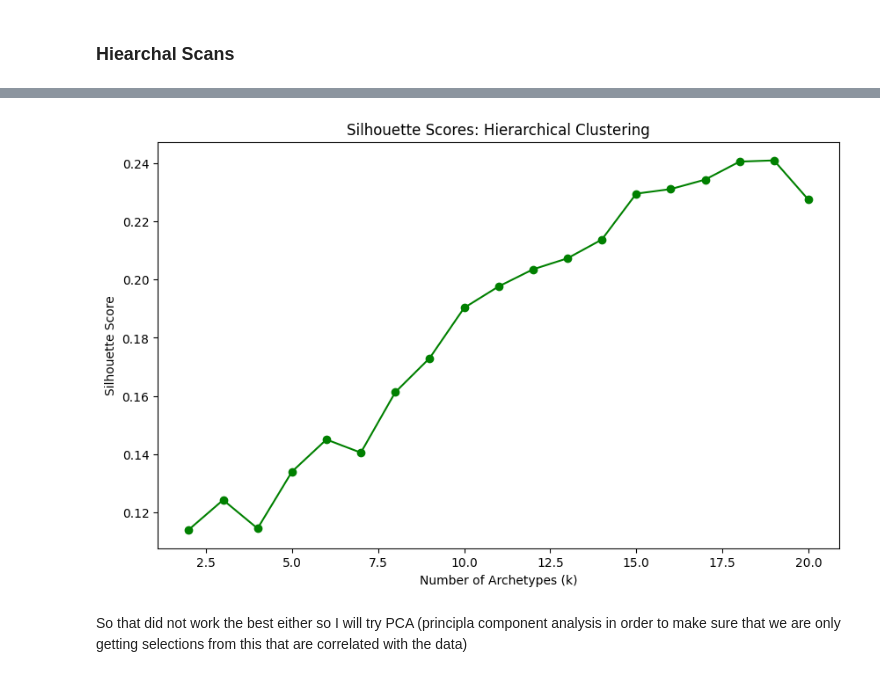
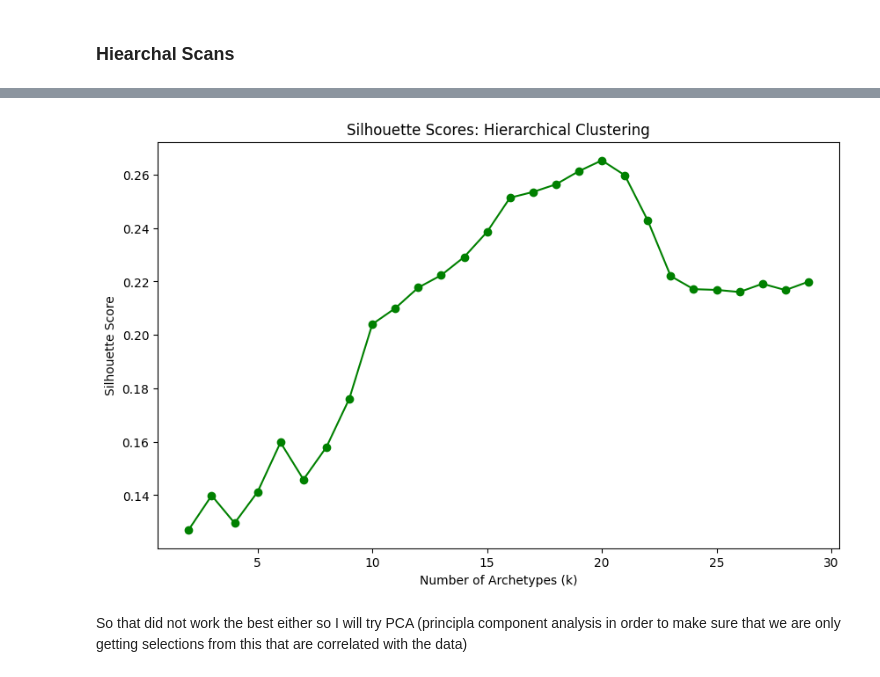
Before and after one commit to Doggo21345/Xbox-ELT-pipeline, a Jupyter notebook: ML/Notebooks/EDA.ipynb, the cells around one changed output, grey strips where cells are left out. Cells and saved outputs as stored; diff of their text form; code cells hidden in the pictures.

```diff
--- a/ML/Notebooks/EDA.ipynb
+++ b/ML/Notebooks/EDA.ipynb
@@ -543,14 +536,3 @@ Index(['Game', 'url', 'ProductID', 'System', 'xCloud', 'Status', 'Release',
       dtype='object')
 # %%
 import mlflow
-# %%
-from sklearn.impute import KNNImputer
-imputer = KNNImputer(n_neighbors=5)
-num_cols_for_impute = [
-    'Metacritic'
-]
-catagoricals_impute = ['ESRB_Content_Descriptors']
-X_train[num_cols_for_impute] = imputer.fit_transform(X_train[num_cols_for_impute])
-X_train[catagoricals_impute] = imputer.fit_transform(X_train[catagoricals_impute])
-X_test[num_cols_for_impute] = imputer.transform(X_test[num_cols_for_impute])
-X_test[catagoricals_impute] = imputer.transform(X_test[catagoricals_impute])
@@ -587,2 +580,0 @@ NameError: name 'X_train' is not defined
-# %%
-X_train['developer'] = X_train['developer'].fillna('electronic arts')
@@ -597,9 +593,9 @@ from sklearn.impute import KNNImputer
 low_card_cols = ['System', 'xCloud', 'Series_X_S', 'is_day_one_gp', 'party_type']
 high_card_cols = ['developer', 'publisher', 'Genre']
 num_cols = [
-    'asset_count', 'rating_7_days_avg', 'rating_7_days_count',
+    'asset_count', 'rating_alltime_avg', 'rating_alltime_count',
     'current_price', 'days_since_release', 'days_since_gp_add',
-    'momentum', 'discovery_capture', 'quality_retention', 'Metacritic'
+    'momentum', 'discovery_capture', 'quality_retention'
 ]
 
 # 2. Build the Hybrid High-Cardinality Pipeline
@@ -635,7 +631,7 @@ preprocessor = ColumnTransformer(
 
 # 6. Usage (Fit on Training only to avoid leakage)
 # We use 'Metacritic' as the target for the TargetEncoder to create 'Pedigree'
-X_train_preprocessed = preprocessor.fit_transform(X_train, y=X_train['Metacritic'])
+X_train_preprocessed = preprocessor.fit_transform(X_train, y=X_train['rating_alltime_avg'])
 X_test_preprocessed = preprocessor.transform(X_test)
 # %% [output]
 Warning: No categorical columns found. Calling 'transform' will only return input data.
@@ -849,0 +791,17 @@ plt.show()
+# %%
+from sklearn.metrics import silhouette_score
+
+# Calculate scores for different k values
+s_scores = []
+K_range = range(2, 30) # Silhouette isn't defined for k=1
+
+for k in K_range:
+    km = KMeans(n_clusters=k, random_state=42)
+    labels = km.fit_predict(X_final)
+    s_scores.append(silhouette_score(X_final, labels))
+
+# Plotting the Silhouette Scores
+plt.plot(K_range, s_scores, 'ro-')
+plt.xlabel('Number of Archetypes (k)')
+plt.ylabel('Silhouette Score')
+plt.show()
@@ -871,26 +831,26 @@ cluster_labels = cluster.fit_predict(X_final)
 # %%
 from sklearn.metrics import silhouette_score
 from sklearn.cluster import AgglomerativeClustering
 
 # Define a range of possible archetypes (e.g., 2 to 20)
 s_scores_hierarchical = []
-K_range = range(2, 21)
+K_range = range(2, 30)
 
 for k in K_range:
     # Note: Using 'metric' instead of 'affinity' for newer sklearn versions
     hc = AgglomerativeClustering(n_clusters=k, metric='euclidean', linkage='ward')
     labels = hc.fit_predict(X_final)
     s_scores_hierarchical.append(silhouette_score(X_final, labels))
 
 # Plot the results
 plt.figure(figsize=(10, 6))
 plt.plot(K_range, s_scores_hierarchical, 'go-')
 plt.title('Silhouette Scores: Hierarchical Clustering')
 plt.xlabel('Number of Archetypes (k)')
 plt.ylabel('Silhouette Score')
 plt.show()
 # %% [output]
-[figure, old version]
+[figure, new version]
 # %% [markdown]
 So that did not work the best either so I will try PCA (principla component analysis in order to make sure that we are only getting selections from this that are correlated with the data)
 # %% [markdown]
```
Also changed, not shown: parts of 31 cells of this notebook, 1 other file.
